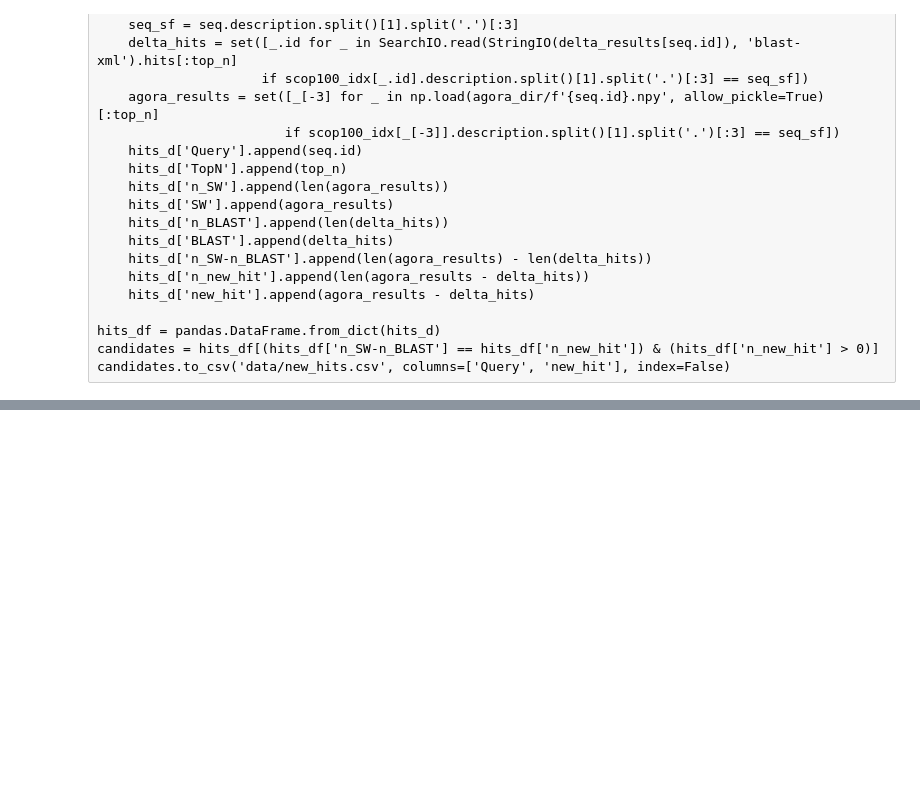
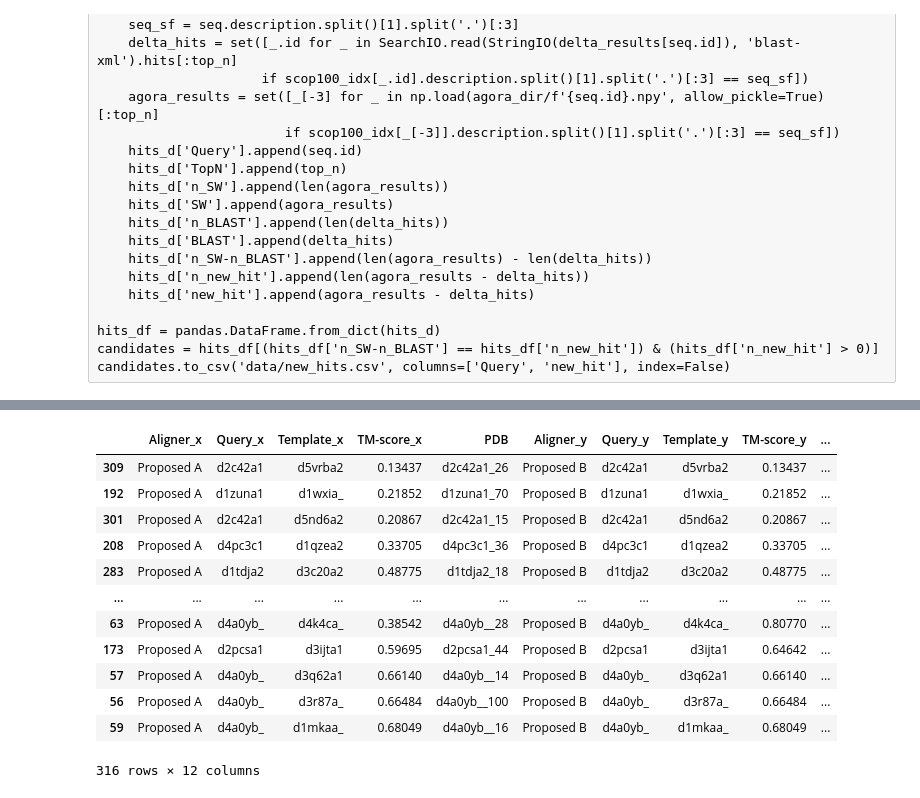
Before and after one commit to shuichiro-makigaki/agora, a Jupyter notebook: contrib/TM-hard-skip-inters.ipynb, the cells around one changed output, grey strips where cells are left out. Cells and saved outputs as stored; diff of their text form; code cells hidden in the pictures; blank space fills up the shorter version.

```diff
--- a/contrib/TM-hard-skip-inters.ipynb
+++ b/contrib/TM-hard-skip-inters.ipynb
@@ -166,0 +153,23 @@ display(new_hit_tmscore_df[new_hit_tmscore_df['Aligner'] == 'Proposed'].describe
+# %%
+sw = new_hit_tmscore_df[new_hit_tmscore_df['Aligner'] == 'Proposed A']
+isw = new_hit_tmscore_df[new_hit_tmscore_df['Aligner'] == 'Proposed B']
+merged_df2 = pandas.merge(sw, isw, on='PDB')
+merged_df2['diff'] = merged_df2['TM-score_y'] - merged_df['TM-score_x']
+merged_df2['Query'] = merged_df2['PDB'].apply(lambda _: _[:7])
+merged_df2['Rank'] = merged_df2['PDB'].apply(lambda _: int(_.split('_')[-1]))
+merged_df2 = merged_df2.sort_values('diff')
+merged_df2
+# %% [output]
+|  | Aligner_x | Query_x | Template_x | TM-score_x | PDB | Aligner_y | Query_y | Template_y | TM-score_y | ... |
+| 309 | Proposed A | d2c42a1 | d5vrba2 | 0.13437 | d2c42a1_26 | Proposed B | d2c42a1 | d5vrba2 | 0.13437 | ... |
+| 192 | Proposed A | d1zuna1 | d1wxia_ | 0.21852 | d1zuna1_70 | Proposed B | d1zuna1 | d1wxia_ | 0.21852 | ... |
+| 301 | Proposed A | d2c42a1 | d5nd6a2 | 0.20867 | d2c42a1_15 | Proposed B | d2c42a1 | d5nd6a2 | 0.20867 | ... |
+| 208 | Proposed A | d4pc3c1 | d1qzea2 | 0.33705 | d4pc3c1_36 | Proposed B | d4pc3c1 | d1qzea2 | 0.33705 | ... |
+| 283 | Proposed A | d1tdja2 | d3c20a2 | 0.48775 | d1tdja2_18 | Proposed B | d1tdja2 | d3c20a2 | 0.48775 | ... |
+| ... | ... | ... | ... | ... | ... | ... | ... | ... | ... | ... |
+| 63 | Proposed A | d4a0yb_ | d4k4ca_ | 0.38542 | d4a0yb__28 | Proposed B | d4a0yb_ | d4k4ca_ | 0.80770 | ... |
+| 173 | Proposed A | d2pcsa1 | d3ijta1 | 0.59695 | d2pcsa1_44 | Proposed B | d2pcsa1 | d3ijta1 | 0.64642 | ... |
+| 57 | Proposed A | d4a0yb_ | d3q62a1 | 0.66140 | d4a0yb__14 | Proposed B | d4a0yb_ | d3q62a1 | 0.66140 | ... |
+| 56 | Proposed A | d4a0yb_ | d3r87a_ | 0.66484 | d4a0yb__100 | Proposed B | d4a0yb_ | d3r87a_ | 0.66484 | ... |
+| 59 | Proposed A | d4a0yb_ | d1mkaa_ | 0.68049 | d4a0yb__16 | Proposed B | d4a0yb_ | d1mkaa_ | 0.68049 | ... |
+316 rows × 12 columns
```
Also changed, not shown: parts of 8 cells of this notebook.
